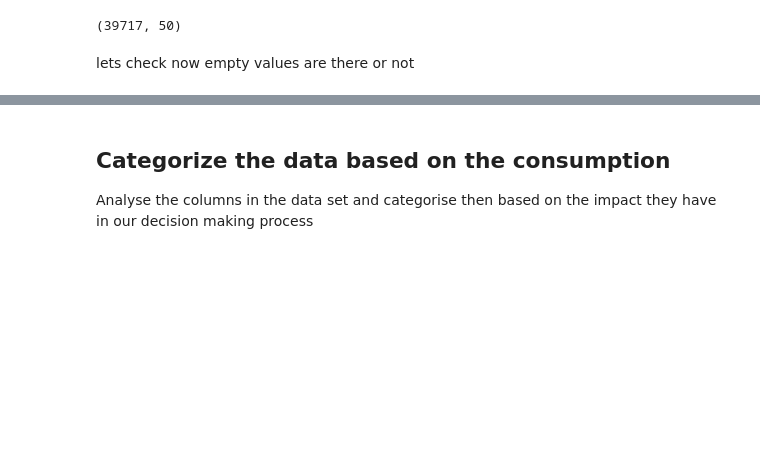
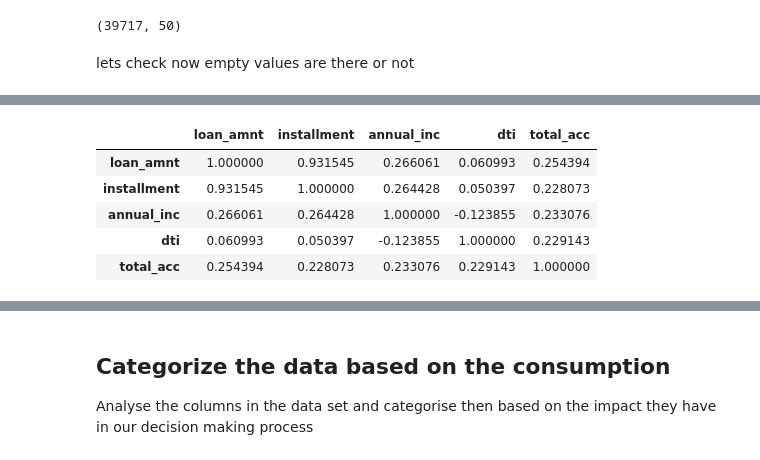
Before and after one commit to sreejith-rajashekaran/LendingClubCaseStudy, a Jupyter notebook: LendingClubCaseStudyFinal.ipynb, the cells around one changed output, grey strips where cells are left out. Cells and saved outputs as stored; diff of their text form; code cells hidden in the pictures; blank space fills up the shorter version.

```diff
--- a/LendingClubCaseStudyFinal.ipynb
+++ b/LendingClubCaseStudyFinal.ipynb
@@ -265,0 +337,2 @@ dtype: float64
+# %%
+data_set_clean = pd.read_csv("clean_loan_updated.csv")
@@ -265,0 +361,9 @@ dtype: float64
+# %%
+data_set_clean.corr()
+# %% [output]
+|  | loan_amnt | installment | annual_inc | dti | total_acc |
+| loan_amnt | 1.000000 | 0.931545 | 0.266061 | 0.060993 | 0.254394 |
+| installment | 0.931545 | 1.000000 | 0.264428 | 0.050397 | 0.228073 |
+| annual_inc | 0.266061 | 0.264428 | 1.000000 | -0.123855 | 0.233076 |
+| dti | 0.060993 | 0.050397 | -0.123855 | 1.000000 | 0.229143 |
+| total_acc | 0.254394 | 0.228073 | 0.233076 | 0.229143 | 1.000000 |
```
Also changed, not shown: parts of 42 cells of this notebook.
